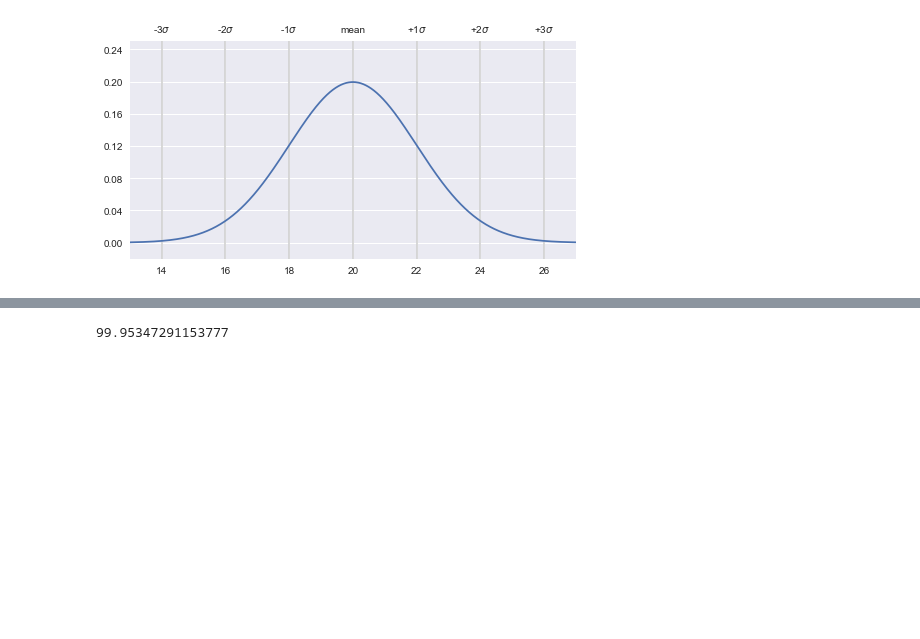
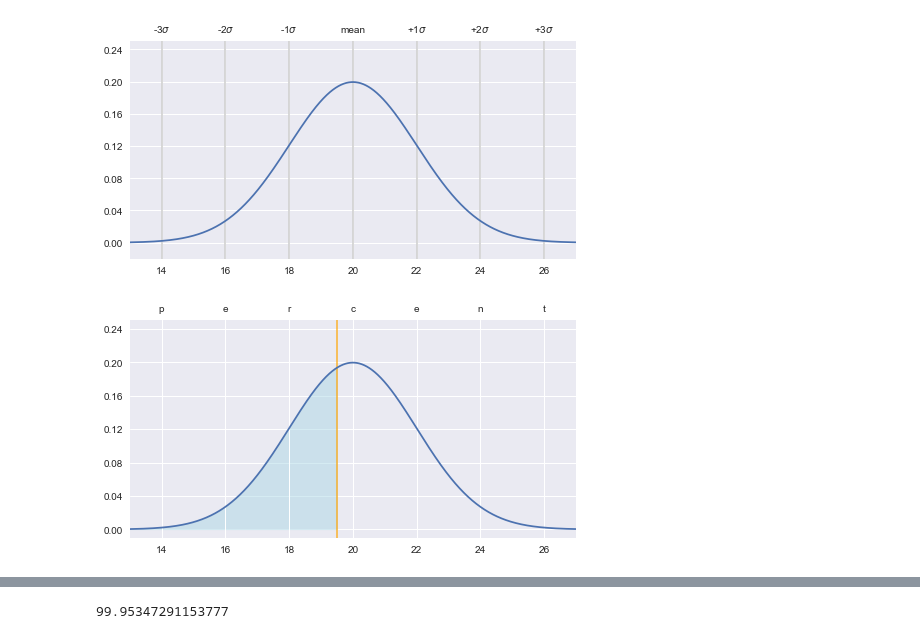
Before and after one commit to bronwencc/python_practice, a Jupyter notebook: hr-statistics-normal-distribution.ipynb, the cells around one changed output, grey strips where cells are left out. Drawn from its saved outputs; the diff is of its cells as text; code cells hidden in the pictures; blank space fills up the shorter version.

Commit message:
Generate values for shaded plot

```diff
--- a/hr-statistics-normal-distribution.ipynb
+++ b/hr-statistics-normal-distribution.ipynb
@@ -72,4 +69,6 @@ xnorm = sorted(normdist)
 # %%
-xval = np.arange(13,27,0.01) #range of x values, covering mean-7 and mean+7
+begin = 13
+end = 27
+xval = np.arange(begin,end,0.01) #range of x values, covering mean-7 and mean+7
 yval = norm.pdf(xval,20,2) #probability density function for those values around the mean of 20 and standard deviation of 2
 # %%
@@ -93,3 +93,46 @@ ax2.plot(xval,yval)
 plt.show()
 # %% [output]
 [figure]
+# %%
+#calculate sum of pdf at standard deviation values and mean
+xticklist = [14,16,18,20,22,24,26]
+sumvals = [0]#make first item 0
+for i, stdev in enumerate(xticklist):
+    if i==0:
+        stdrange = np.arange(begin,stdev,0.01) #generate range
+
+    elif i==(len(xticklist)-1):
+        stdrange = np.arange(stdev,end,0.01)
+    else:
+        stdrange = np.arange(stdev,xticklist[i+1],0.01) #generate range
+
+    norm.pdf(stdrange,20,2) #get pdf values for that range
+    total = sum(pdfval)#sum pdf
+    total+=sum(sumvals)#add sum of all prior pdf values
+    sumvals.append(total)#add total to end of list
+# %%
+#plot with area shaded under curve up to 19.5, with select total sums of the pdf on upper axis
+fig, ax = plt.subplots(figsize=(8,4))
+
+plt.xlim((13,27)) #set x limits
+
+ax2 = ax.twiny() #set y axis to also be the same for ax2 plot axes
+ax2.set_xlim(ax.get_xlim()) #give same x limits to upper axis
+ax2.set_xticks(xticklist) #set upper axis tick positions
+ax2.set_xticklabels(["p","e","r","c","e","n","t"])
+
+#set y ticks and limits
+plt.yticks(np.arange(0,.26,step=.04))
+plt.ylim((-0.01,.25))
+
+ax2.plot(xval,yval)
+
+#ax.plot(x, y, color='black')
+
+threshold = quest1
+ax.axvline(quest1, color='orange', alpha=0.7)
+ax.fill_between(xval, yval, 0, where=(xval <= 19.5), color='lightblue', alpha=0.5)
+
+plt.show()
+# %% [output]
+[figure, added]
```
Also changed, not shown: parts of 6 cells of this notebook.
